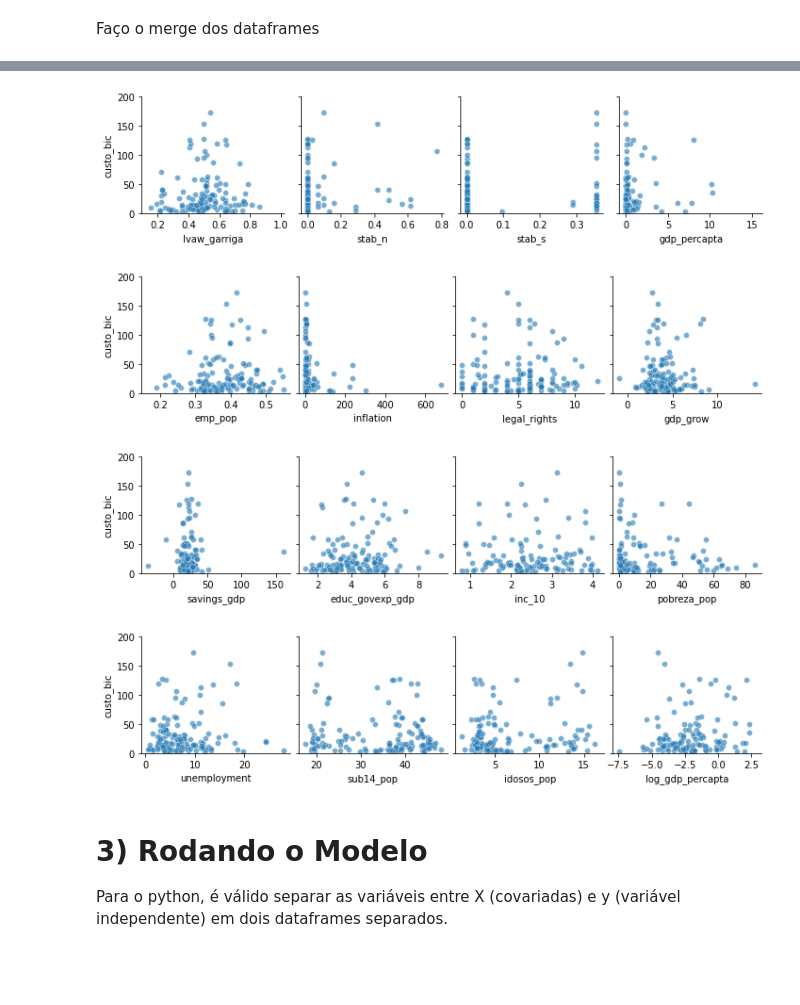
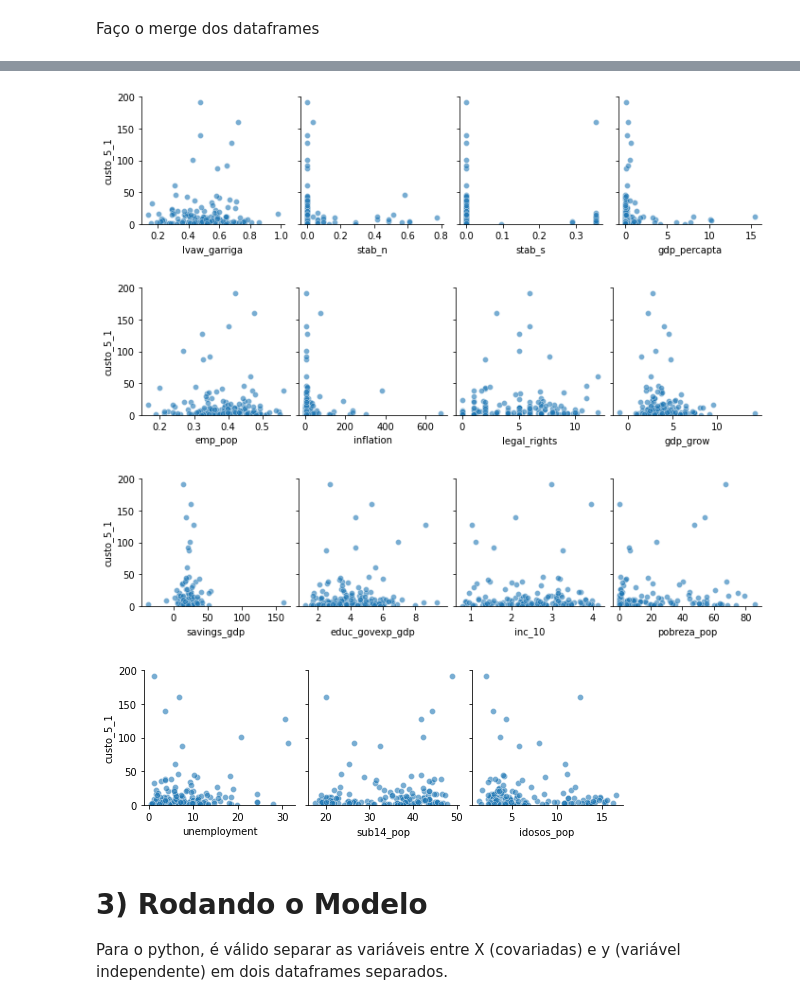
Before and after one commit to lucasestrela/Dissertacao, a Jupyter notebook: Rodando_Modelo.ipynb, the cells around one changed output, grey strips where cells are left out. Cells and saved outputs as stored; diff of their text form; code cells hidden in the pictures; blank space fills up the shorter version.

```diff
--- a/Rodando_Modelo.ipynb
+++ b/Rodando_Modelo.ipynb
@@ -16,7 +16,7 @@ Irei utilizar os custos do ciclo calculados e as informações dos países.
 #############################################################################
 ######################## --- Lendo Base de Dados --- ########################
 #############################################################################
-custo = pd.read_csv('https://raw.githubusercontent.com/lucasestrela/Dissertacao/main/Dados/custos_data.csv',
+custo = pd.read_csv('https://raw.githubusercontent.com/lucasestrela/Dissertacao/main/Dados/custos_data%20(4).csv',
                     header = 0,
                     index_col = 0
                     )
@@ -37,7 +37,7 @@ dataframe[['log_gdp_percapta', 'log_emp_pop', 'log_labsh']] = np.log(dataframe[[
 del custo, dados_paises
 
 # Qual medida de custo irei utilizar
-var_custo = 'custo_bic'
+var_custo = 'custo_5_1'
 # %%
 dataframe.head()
 # %% [output]
@@ -51,29 +51,29 @@ dataframe.head()
 # %%
 # Scatter plot do custo com diversas variáveis
 var_list = np.array([
                      ['lvaw_garriga', 'stab_n', 'stab_s', 'gdp_percapta'],
                      ['emp_pop', 'inflation', 'legal_rights', 'gdp_grow'],
                      ['savings_gdp', 'educ_govexp_gdp', 'inc_10', 'pobreza_pop'],
-                     ['unemployment', 'sub14_pop', 'idosos_pop', 'log_gdp_percapta']
+                     ['unemployment', 'sub14_pop', 'idosos_pop']
                     ])
 
 
 for vars in var_list:
 
     sns.pairplot(
                 data = dataframe,
                 y_vars=[var_custo],
                 x_vars=vars,
                 plot_kws = {'alpha': 0.6}
                 )
 
     plt.ylim(0,200)
 plt.show()
 # %% [output]
-[figure, old version]
+[figure, new version]
-[figure, old version]
+[figure, new version]
-[figure, old version]
+[figure, new version]
-[figure, old version]
+[figure, new version]
 # %% [markdown]
 # 3) Rodando o Modelo
 
```
Also changed, not shown: parts of 8 cells of this notebook.
